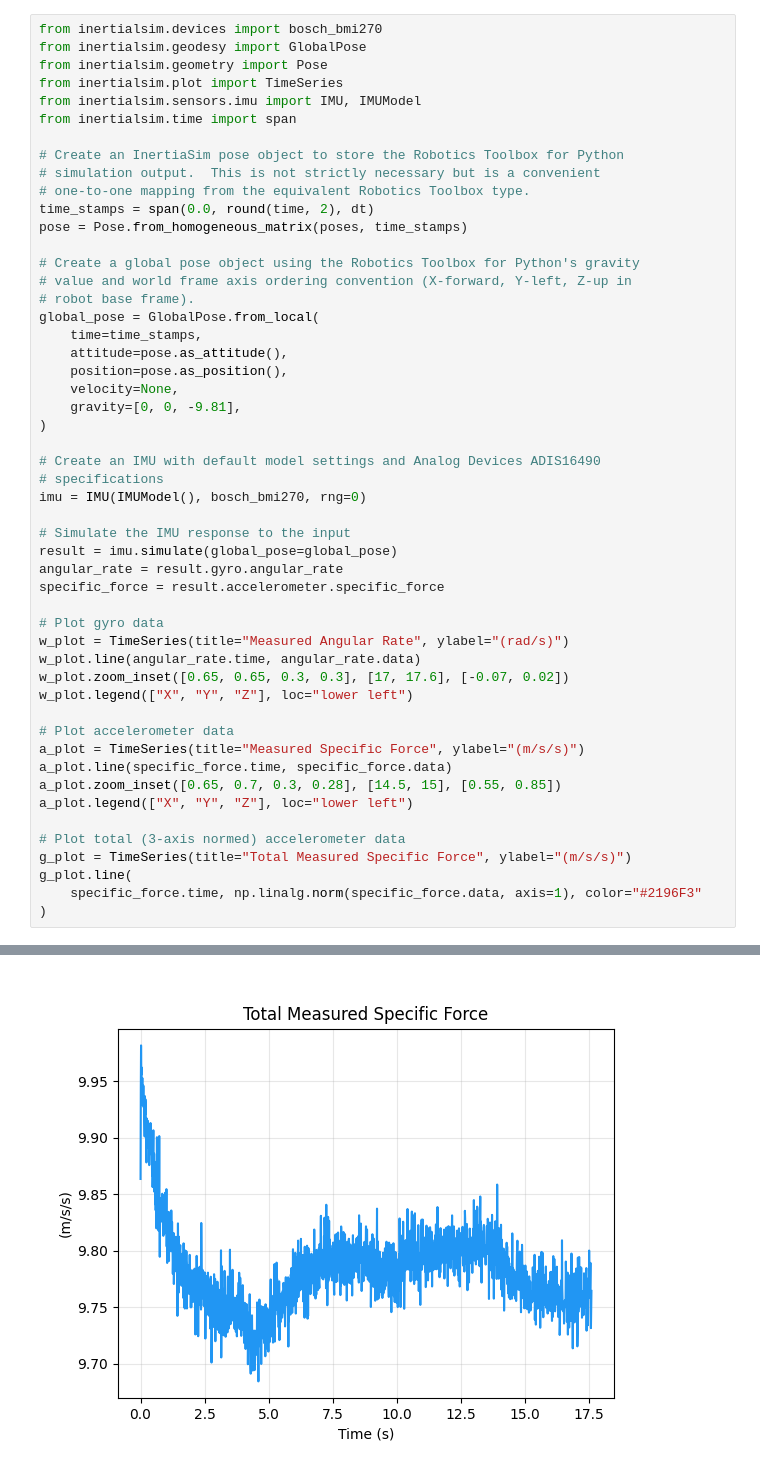
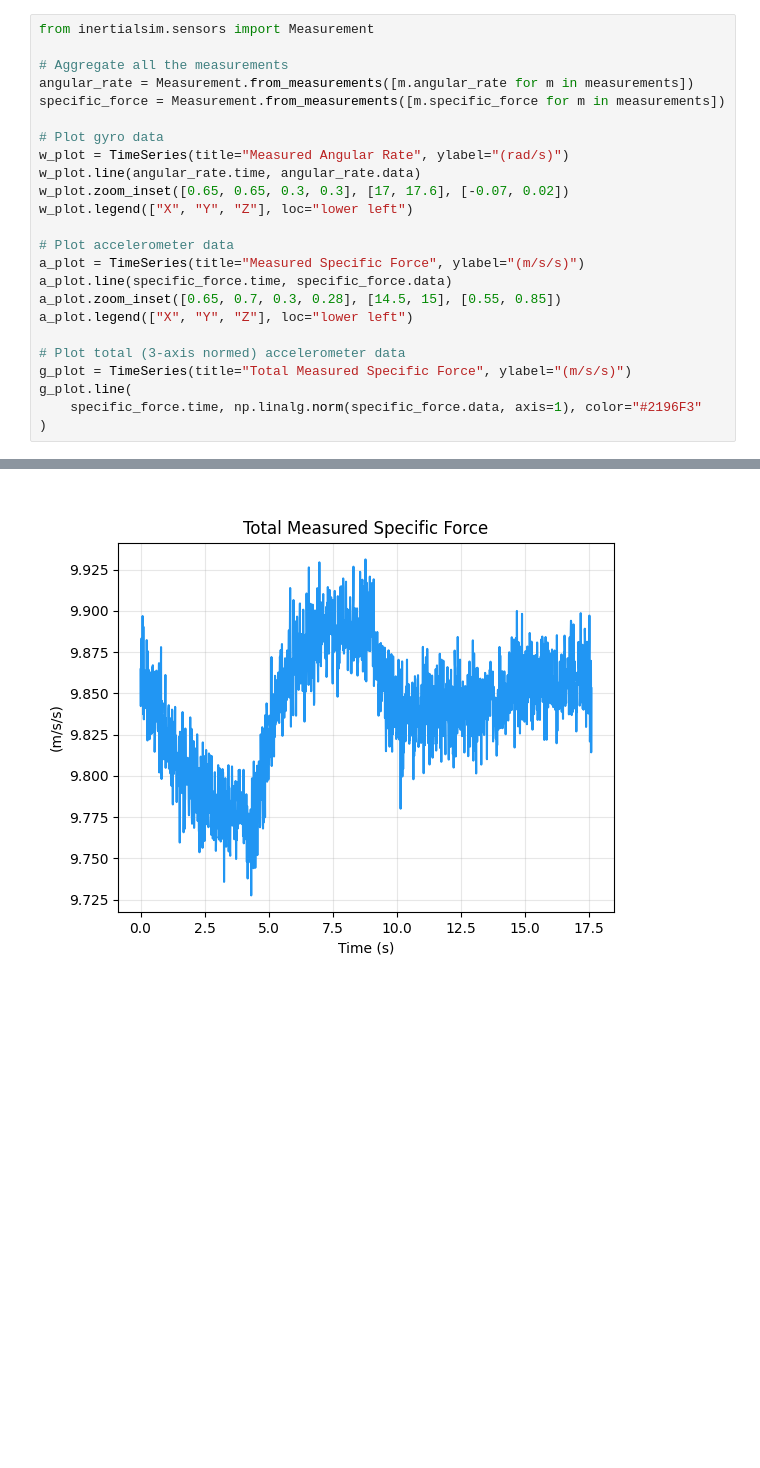
Before and after one commit to inertialsim/examples, a Jupyter notebook: robot_arm.ipynb, the cells around one changed output, grey strips where cells are left out. Cells and saved outputs as stored; diff of their text form; blank space fills up the shorter version.

Commit message:
Modified robot arm to use incremental simulation

```diff
--- a/robot_arm.ipynb
+++ b/robot_arm.ipynb
@@ -97,36 +117,9 @@ Robotics Toolbox for Python simulation.
 # %%
-from inertialsim.devices import bosch_bmi270
-from inertialsim.geodesy import GlobalPose
-from inertialsim.geometry import Pose
-from inertialsim.plot import TimeSeries
-from inertialsim.sensors.imu import IMU, IMUModel
-from inertialsim.time import span
+from inertialsim.sensors import Measurement
 
-# Create an InertiaSim pose object to store the Robotics Toolbox for Python
-# simulation output.  This is not strictly necessary but is a convenient
-# one-to-one mapping from the equivalent Robotics Toolbox type.
-time_stamps = span(0.0, round(time, 2), dt)
-pose = Pose.from_homogeneous_matrix(poses, time_stamps)
-
-# Create a global pose object using the Robotics Toolbox for Python's gravity
-# value and world frame axis ordering convention (X-forward, Y-left, Z-up in
-# robot base frame).
-global_pose = GlobalPose.from_local(
-    time=time_stamps,
-    attitude=pose.as_attitude(),
-    position=pose.as_position(),
-    velocity=None,
-    gravity=[0, 0, -9.81],
-)
-
-# Create an IMU with default model settings and Analog Devices ADIS16490
-# specifications
-imu = IMU(IMUModel(), bosch_bmi270, rng=0)
-
-# Simulate the IMU response to the input
-result = imu.simulate(global_pose=global_pose)
-angular_rate = result.gyro.angular_rate
-specific_force = result.accelerometer.specific_force
+# Aggregate all the measurements
+angular_rate = Measurement.from_measurements([m.angular_rate for m in measurements])
+specific_force = Measurement.from_measurements([m.specific_force for m in measurements])
 
 # Plot gyro data
 w_plot = TimeSeries(title="Measured Angular Rate", ylabel="(rad/s)")
@@ -151,4 +144,4 @@ g_plot.line(
-[figure, old version]
+[figure, new version]
 # %% [markdown]
 ## Analyzing the result
 
```
Also changed, not shown: parts of 5 cells of this notebook.
